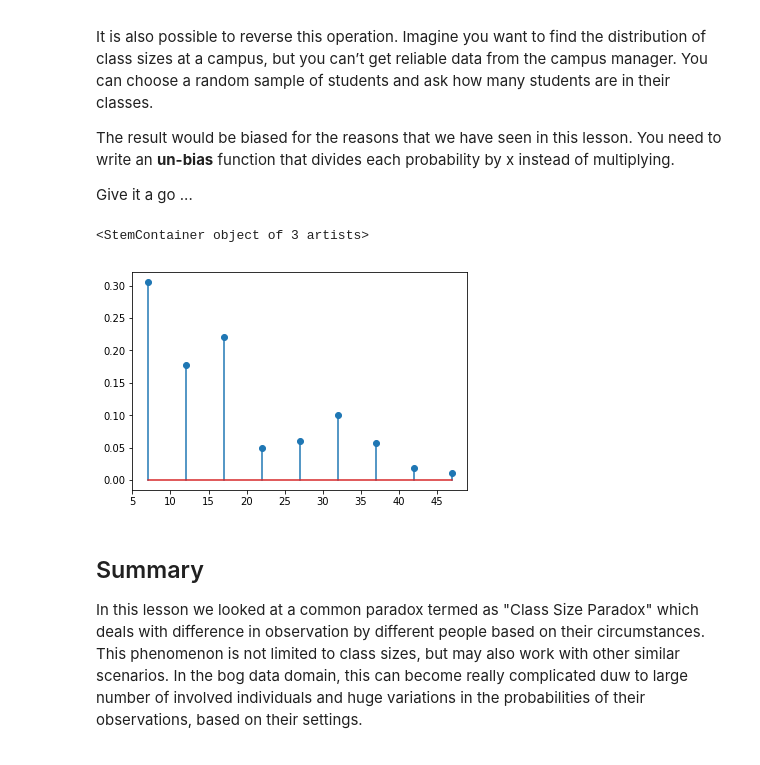
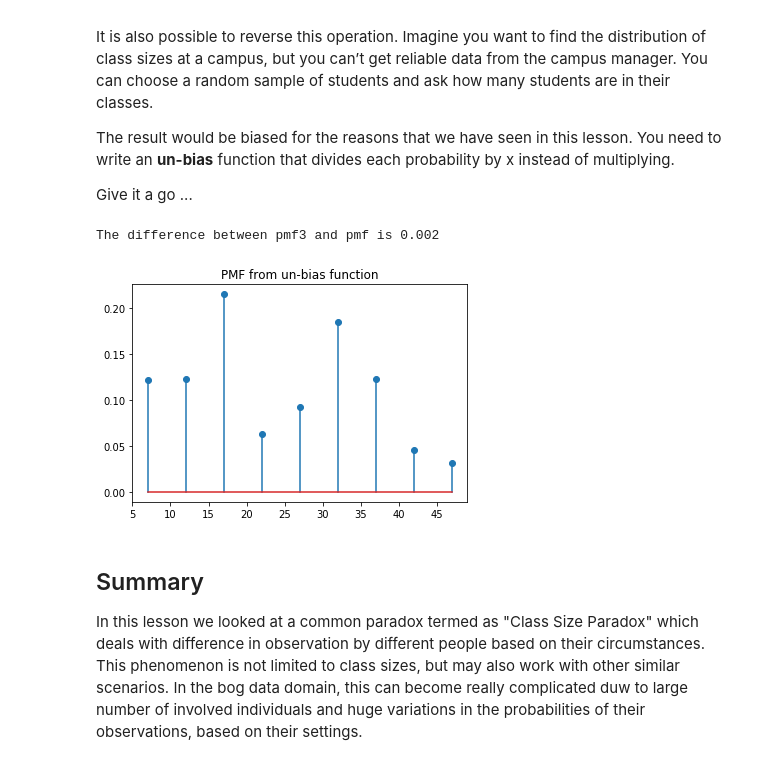
Before and after one commit to arcaputo3/dsc-0-09-07-stats-pmf-lab-online-ds-sp-000, a Jupyter notebook: index.ipynb, the cells around one changed output. Cells and saved outputs as stored; diff of their text form; code cells hidden in the pictures.

```diff
--- a/index.ipynb
+++ b/index.ipynb
@@ -197,12 +197,14 @@ The result would be biased for the reasons that we have seen in this lesson. You
 
 Give it a go ...
 # %%
-unbias = [x/y for x, y in zip(size_and_count.values(), sizes)]
-pmf3 = [x/sum(unbias) for x in unbias]
+unbias = [x/y for x, y in zip(pmf2, sizes)]
+pmf3 = [round(x/sum(unbias), 3) for x in unbias]
 plt.stem(sizes, pmf3)
+plt.title("PMF from un-bias function")
+print(f"The difference between pmf3 and pmf is {round(sum([abs(x - y) for x, y in zip(pmf, pmf3)]), 5)}")
 # %% [output]
-<StemContainer object of 3 artists>
+The difference between pmf3 and pmf is 0.002
-[figure, old version]
+[figure, new version]
 # %% [markdown]
 ## Summary
 In this lesson we looked at a common paradox termed as "Class Size Paradox" which deals with difference in observation by different people based on their circumstances. This phenomenon is not limited to class sizes, but may also work with other similar scenarios. In the bog data domain, this can become really complicated duw to large number of involved individuals and huge variations in the probabilities of their observations, based on their settings.
```
